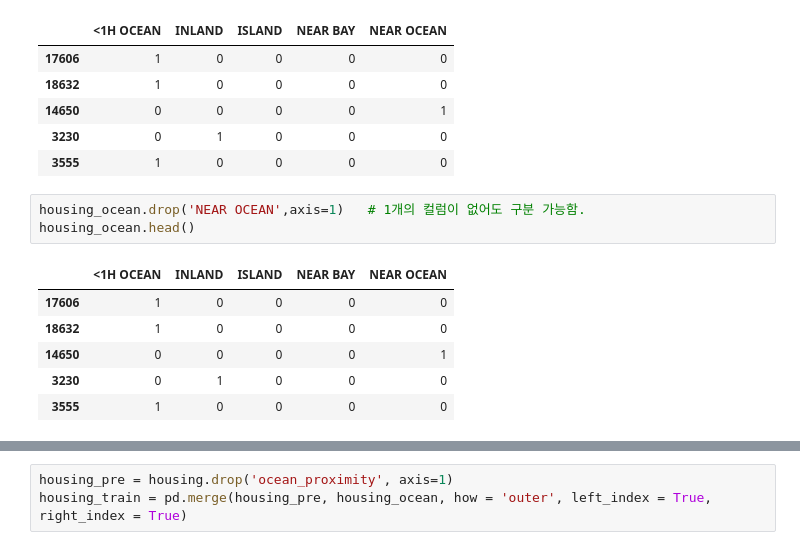
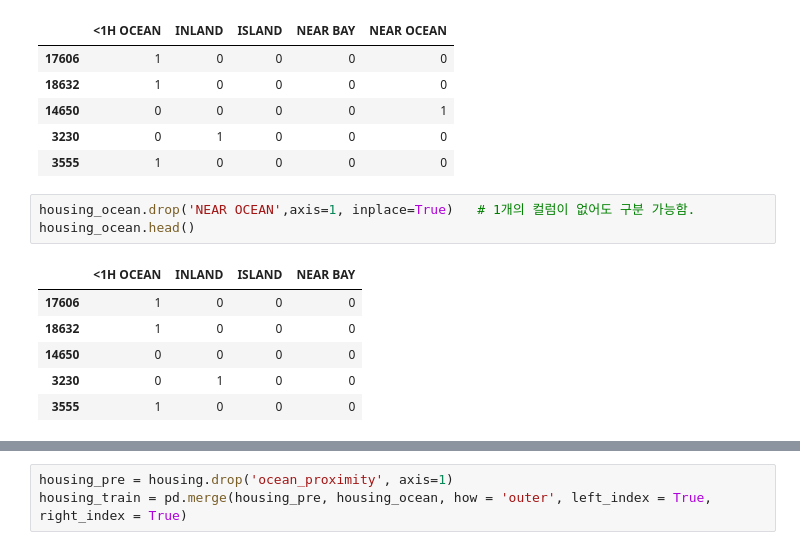
Before and after one commit to namsoojang/Play_with_Data_4th, a Jupyter notebook: Ch2_ML_Project/장남수/Ch2.E2E_ML_project(2.4~)_내맘대로.ipynb, the cells around one changed output, grey strips where cells are left out. Drawn from its saved outputs; the diff is of its cells as text.

```diff
--- a/Ch2_ML_Project/장남수/Ch2.E2E_ML_project(2.4~)_내맘대로.ipynb
+++ b/Ch2_ML_Project/장남수/Ch2.E2E_ML_project(2.4~)_내맘대로.ipynb
@@ -104,12 +107,12 @@ housing_ocean.head()
 | 3230 | 0 | 1 | 0 | 0 | 0 |
 | 3555 | 1 | 0 | 0 | 0 | 0 |
 # %%
-housing_ocean.drop('NEAR OCEAN',axis=1)   # 1개의 컬럼이 없어도 구분 가능함.
+housing_ocean.drop('NEAR OCEAN',axis=1, inplace=True)   # 1개의 컬럼이 없어도 구분 가능함.
 housing_ocean.head()
 # %% [output]
-|  | <1H OCEAN | INLAND | ISLAND | NEAR BAY | NEAR OCEAN |
-| 17606 | 1 | 0 | 0 | 0 | 0 |
-| 18632 | 1 | 0 | 0 | 0 | 0 |
-| 14650 | 0 | 0 | 0 | 0 | 1 |
-| 3230 | 0 | 1 | 0 | 0 | 0 |
-| 3555 | 1 | 0 | 0 | 0 | 0 |
+|  | <1H OCEAN | INLAND | ISLAND | NEAR BAY |
+| 17606 | 1 | 0 | 0 | 0 |
+| 18632 | 1 | 0 | 0 | 0 |
+| 14650 | 0 | 0 | 0 | 0 |
+| 3230 | 0 | 1 | 0 | 0 |
+| 3555 | 1 | 0 | 0 | 0 |
```
Also changed, not shown: parts of 19 cells of this notebook.
